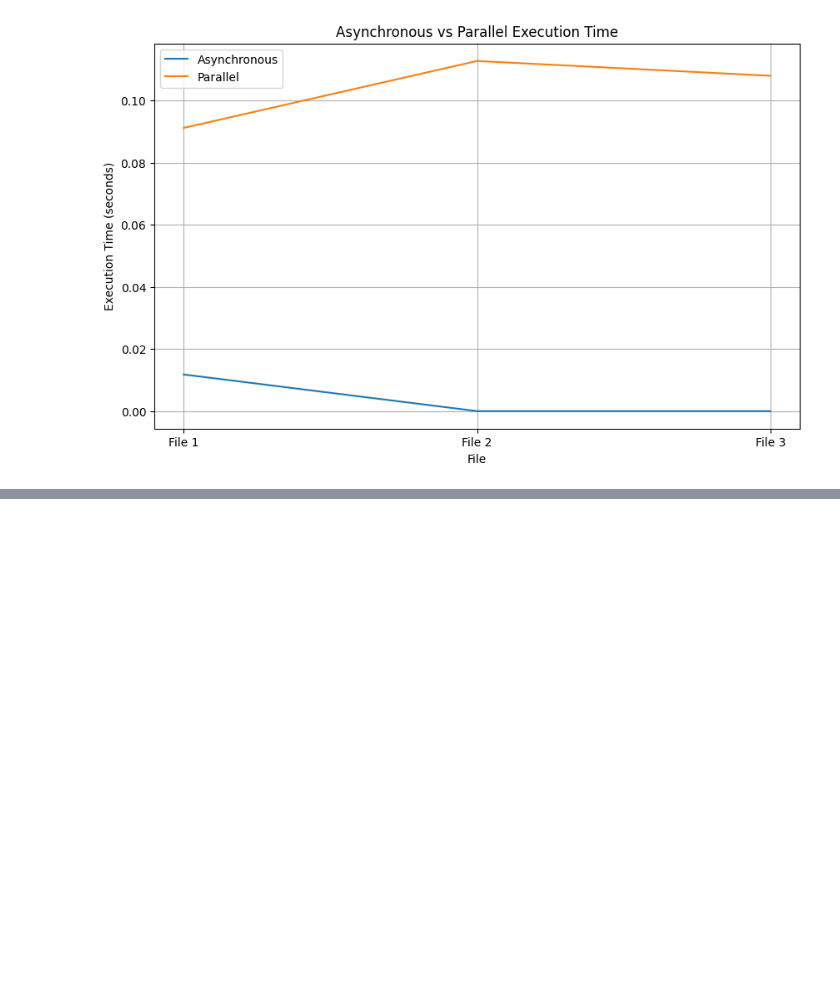
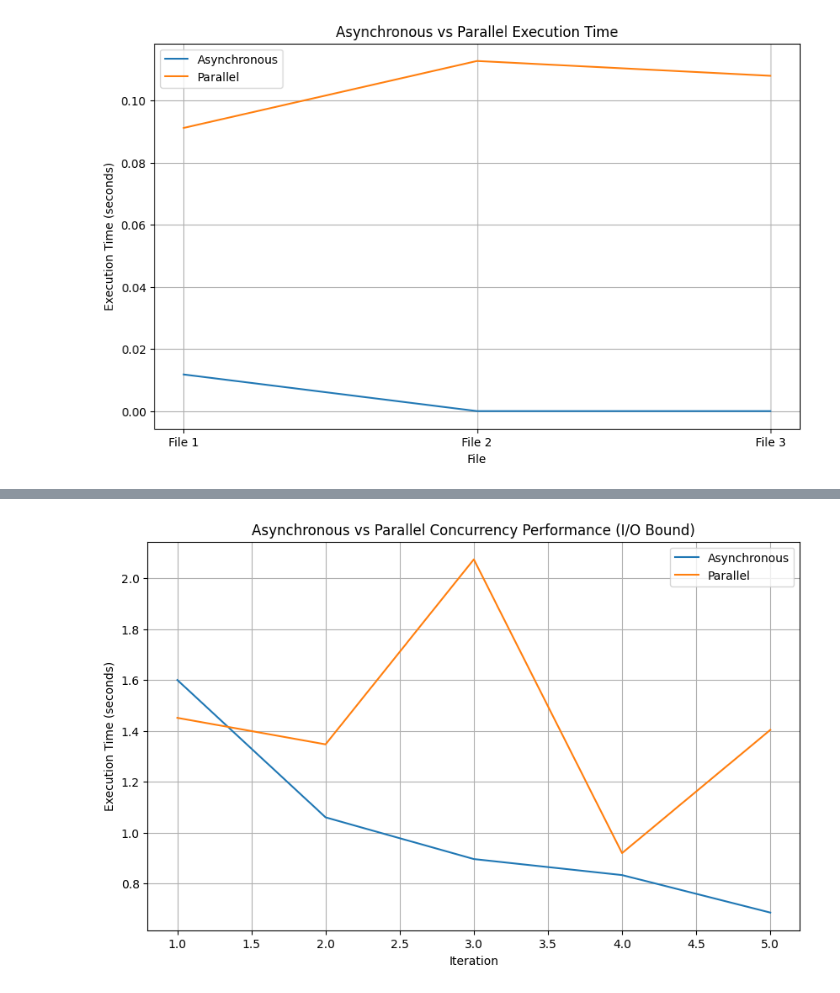
Before and after one commit to ShreyashBhardwaj/AnalysisoUseCases, a Jupyter notebook: Research Project.ipynb, the cells around one changed output, grey strips where cells are left out. Drawn from its saved outputs; the diff is of its cells as text; code cells hidden in the pictures; blank space fills up the shorter version.

```diff
--- a/Research Project.ipynb
+++ b/Research Project.ipynb
@@ -325,0 +453,70 @@ if __name__ == "__main__":
+# %%
+import aiohttp
+import asyncio
+import concurrent.futures
+import requests
+import time
+import matplotlib.pyplot as plt
+from PIL import Image
+from io import BytesIO
+
+# Define a list of URLs to fetch images from (Place Dog API)
+URLS = [
+    'https://place.dog/300/200',
+    'https://place.dog/400/300',
+    'https://place.dog/500/400',
+    'https://place.dog/600/500',
+    'https://place.dog/700/600'
+]
+
+# Asynchronous concurrency to fetch images from URLs
+async def asynchronous_fetch(url):
+    async with aiohttp.ClientSession() as session:
+        async with session.get(url) as response:
+            data = await response.read()
+            return Image.open(BytesIO(data))
+
+async def asynchronous_concurrency():
+    start_time = time.time()
+    await asyncio.gather(*[asynchronous_fetch(url) for url in URLS])
+    return time.time() - start_time
+
+# Parallel concurrency to fetch images from URLs
+def parallel_fetch(url):
+    response = requests.get(url)
+    data = response.content
+    return Image.open(BytesIO(data))
+
+def parallel_concurrency():
+    start_time = time.time()
+    with concurrent.futures.ThreadPoolExecutor() as executor:
+        list(executor.map(parallel_fetch, URLS))
+    return time.time() - start_time
+
+# Main function to compare execution times and plot the graph
+async def main():
+    async_times = []
+    parallel_times = []
+
+    for _ in range(5):  # Perform the comparison multiple times for more accurate results
+        async_time = await asynchronous_concurrency()
+        parallel_time = parallel_concurrency()
+
+        async_times.append(async_time)
+        parallel_times.append(parallel_time)
+
+    # Plotting the graph
+    plt.figure(figsize=(10, 6))
+    plt.plot(range(1, 6), async_times, label='Asynchronous')
+    plt.plot(range(1, 6), parallel_times, label='Parallel')
+    plt.title('Asynchronous vs Parallel Concurrency Performance (I/O Bound)')
+    plt.xlabel('Iteration')
+    plt.ylabel('Execution Time (seconds)')
+    plt.legend()
+    plt.grid(True)
+    plt.show()
+
+# Run the main coroutine within the event loop
+await main()
+# %% [output]
+[figure, added]
```
Also changed, not shown: parts of 5 cells of this notebook, 3 other files.
